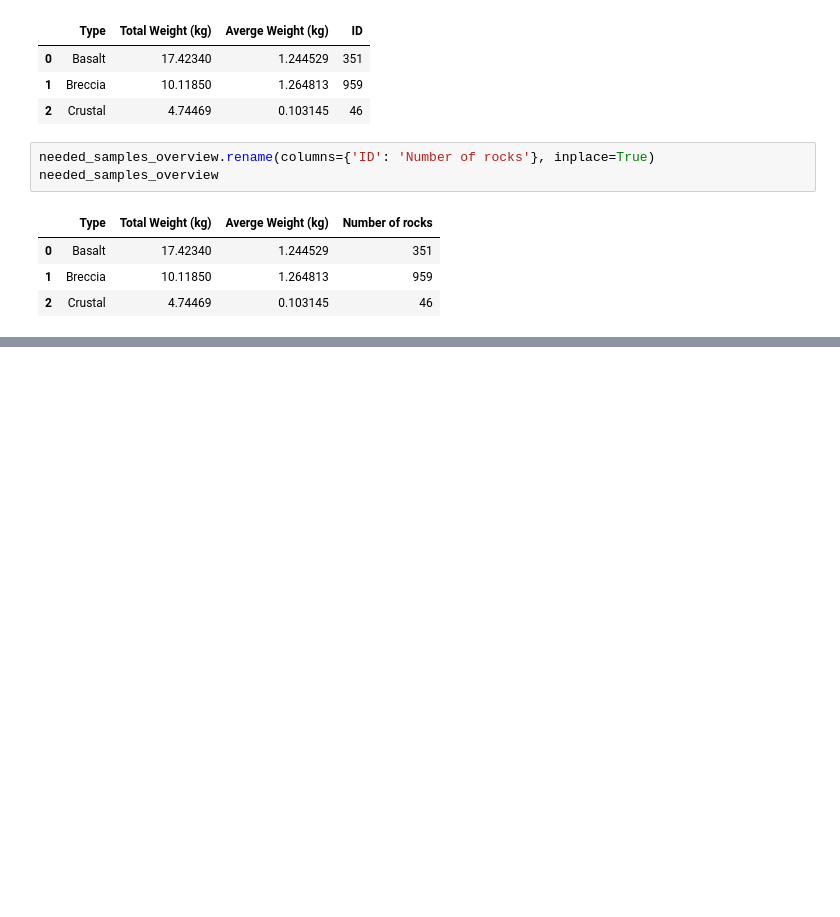
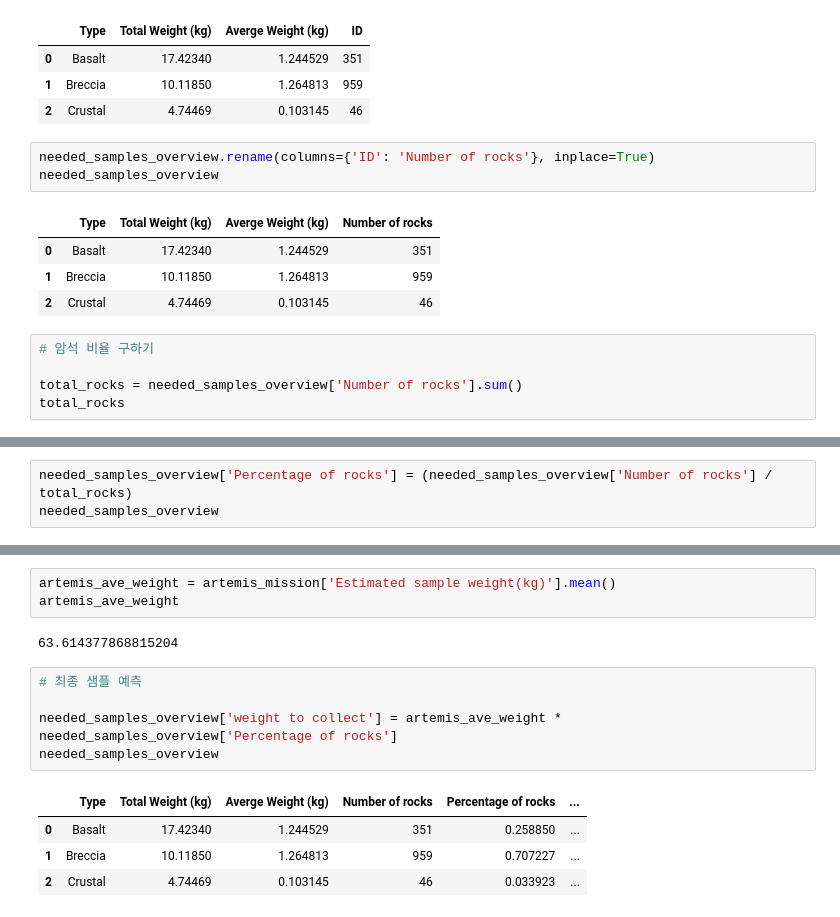
Before and after one commit to 0stal0/6.24-python------, a Jupyter notebook: notebooks/overthemoon.ipynb, the cells around one changed output, grey strips where cells are left out. Drawn from its saved outputs; the diff is of its cells as text; blank space fills up the shorter version.

```diff
--- a/notebooks/overthemoon.ipynb
+++ b/notebooks/overthemoon.ipynb
@@ -786,3 +786,8 @@ needed_samples_overview
 | 0 | Basalt | 17.42340 | 1.244529 | 351 |
 | 1 | Breccia | 10.11850 | 1.264813 | 959 |
 | 2 | Crustal | 4.74469 | 0.103145 | 46 |
+# %%
+# 암석 비율 구하기
+
+total_rocks = needed_samples_overview['Number of rocks'].sum()
+total_rocks
@@ -788,0 +796,3 @@ needed_samples_overview
+# %%
+needed_samples_overview['Percentage of rocks'] = (needed_samples_overview['Number of rocks'] / total_rocks)
+needed_samples_overview
@@ -788,0 +811,15 @@ needed_samples_overview
+# %%
+artemis_ave_weight = artemis_mission['Estimated sample weight(kg)'].mean()
+artemis_ave_weight
+# %% [output]
+63.614377868815204
+# %%
+# 최종 샘플 예측
+
+needed_samples_overview['weight to collect'] = artemis_ave_weight * needed_samples_overview['Percentage of rocks']
+needed_samples_overview
+# %% [output]
+|  | Type | Total Weight (kg) | Averge Weight (kg) | Number of rocks | Percentage of rocks | ... |
+| 0 | Basalt | 17.42340 | 1.244529 | 351 | 0.258850 | ... |
+| 1 | Breccia | 10.11850 | 1.264813 | 959 | 0.707227 | ... |
+| 2 | Crustal | 4.74469 | 0.103145 | 46 | 0.033923 | ... |
```
Also changed, not shown: parts of 4 cells of this notebook.
